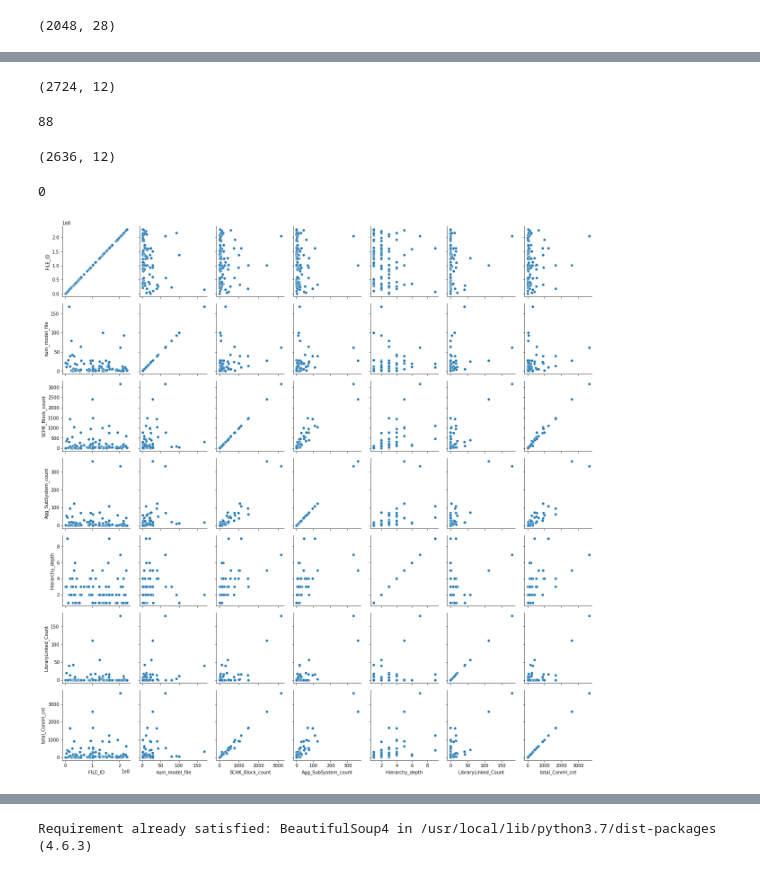
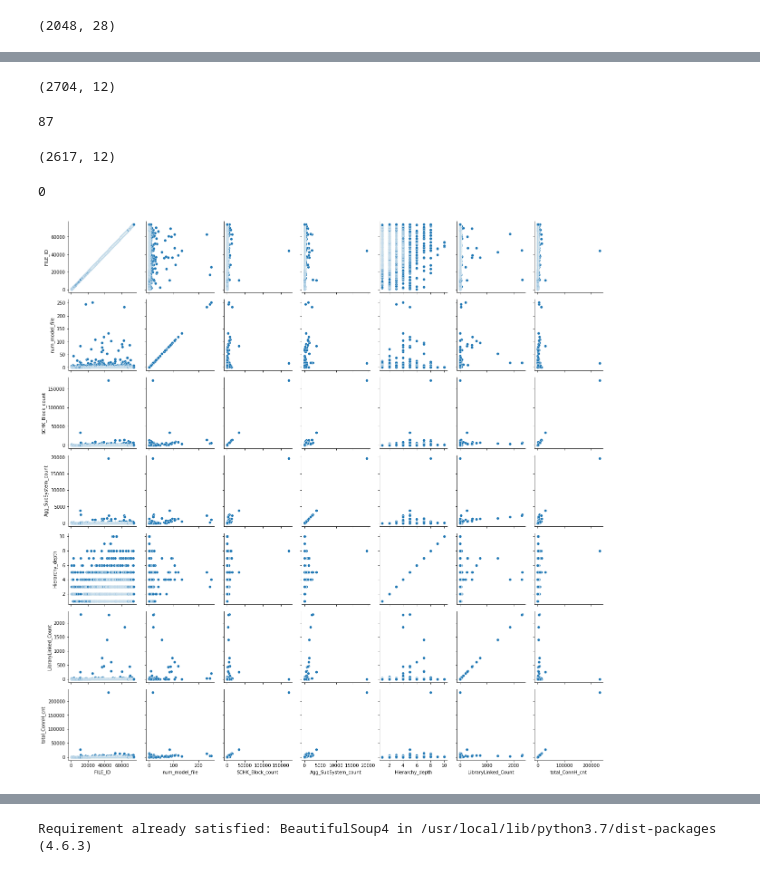
Before and after one commit to ashwinigit123/CSE6324Team5, a Jupyter notebook: Iteration4_Final.ipynb, the cells around one changed output, grey strips where cells are left out. Cells and saved outputs as stored; diff of their text form; code cells hidden in the pictures.

```diff
--- a/Iteration4_Final.ipynb
+++ b/Iteration4_Final.ipynb
@@ -151,5 +172,5 @@ gitmetric
 # %%
-
+matmetric = matmetric[matmetric.is_Lib == 0]
 matmetric = matmetric.groupby('FILE_ID').agg({'SCHK_Block_count':'sum',
                                                             'Agg_SubSystem_count':'sum',
                                                             'Hierarchy_depth':'max',
@@ -190,22 +211,22 @@ merged_Github.shape
 # %%
 merged_matc.shape
 # %% [output]
-(2724, 12)
+(2704, 12)
 # %%
 merged_matc['category'].isnull().sum()
 # %% [output]
-88
+87
 # %%
 merged_matc = merged_matc.dropna(subset=['category'])
 merged_matc.shape
 # %% [output]
-(2636, 12)
+(2617, 12)
 # %%
 merged_Github['Description'].isnull().sum()
 # %% [output]
 0
 # %%
-g = sns.PairGrid(merged_Github)
+g = sns.PairGrid(merged_matc)
 g.map(sns.scatterplot);
 # %% [output]
-[figure, old version]
+[figure, new version]
```
Also changed, not shown: parts of 58 cells of this notebook.
